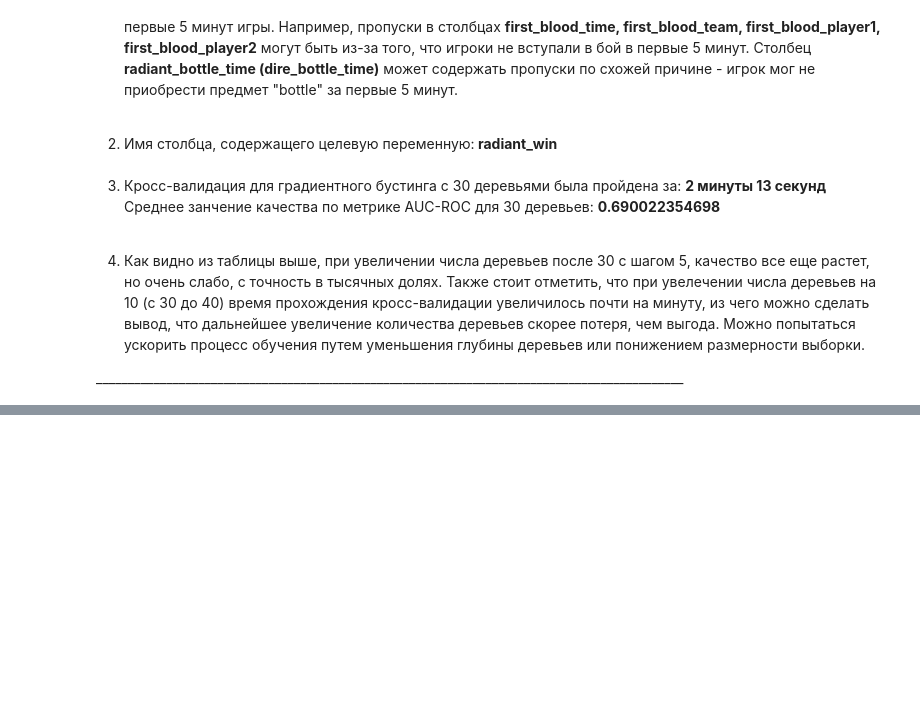
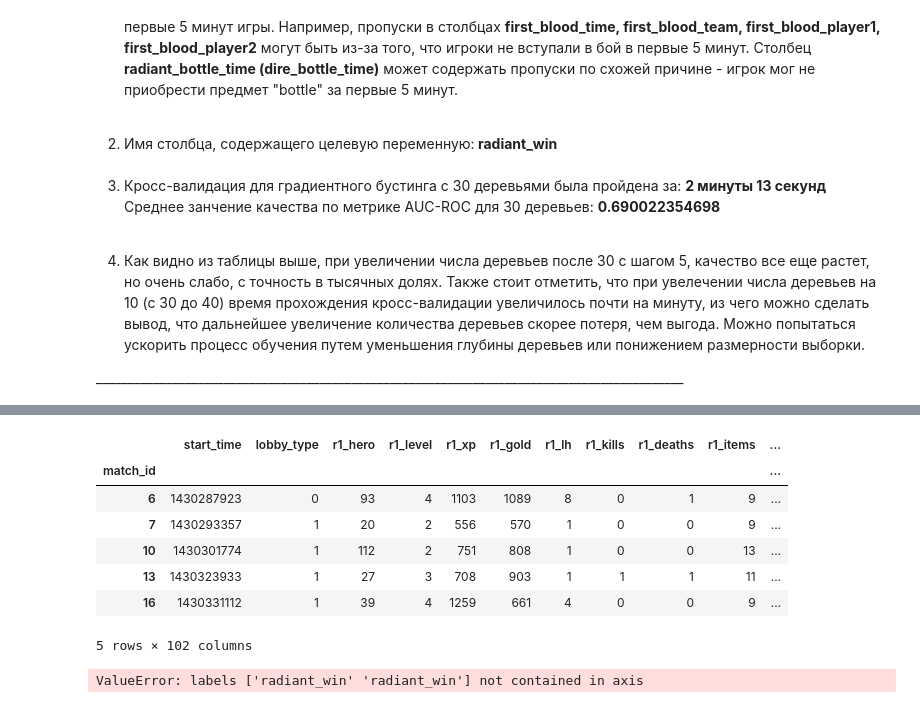
Before and after one commit to TitovArtem/hse_ml, a Jupyter notebook: week#7/final_project.ipynb, the cells around one changed output, grey strips where cells are left out. Saved outputs shown, nothing was run; the diff lists cells and outputs as text; code cells hidden in the pictures; blank space fills up the shorter version.

```diff
--- a/week#7/final_project.ipynb
+++ b/week#7/final_project.ipynb
@@ -192,0 +277,18 @@ Mean scores:  0.716245461378
+# %%
+test_df = pd.read_csv('features_test.csv', index_col='match_id')
+# %%
+test_df.head()
+# %% [output]
+|  | start_time | lobby_type | r1_hero | r1_level | r1_xp | r1_gold | r1_lh | r1_kills | r1_deaths | r1_items | ... |
+| match_id |  |  |  |  |  |  |  |  |  |  | ... |
+| 6 | 1430287923 | 0 | 93 | 4 | 1103 | 1089 | 8 | 0 | 1 | 9 | ... |
+| 7 | 1430293357 | 1 | 20 | 2 | 556 | 570 | 1 | 0 | 0 | 9 | ... |
+| 10 | 1430301774 | 1 | 112 | 2 | 751 | 808 | 1 | 0 | 0 | 13 | ... |
+| 13 | 1430323933 | 1 | 27 | 3 | 708 | 903 | 1 | 1 | 1 | 11 | ... |
+| 16 | 1430331112 | 1 | 39 | 4 | 1259 | 661 | 4 | 0 | 0 | 9 | ... |
+5 rows × 102 columns
+# %%
+test_x = test_df.drop(categorial_cols.append('radiant_win'), axis=1)
+test_x = np.hstack([create_heros_bag(test_x, n_heros), test_x])
+# %% [output]
+ValueError: labels ['radiant_win' 'radiant_win'] not contained in axis
```
Also changed, not shown: parts of 13 cells of this notebook.
